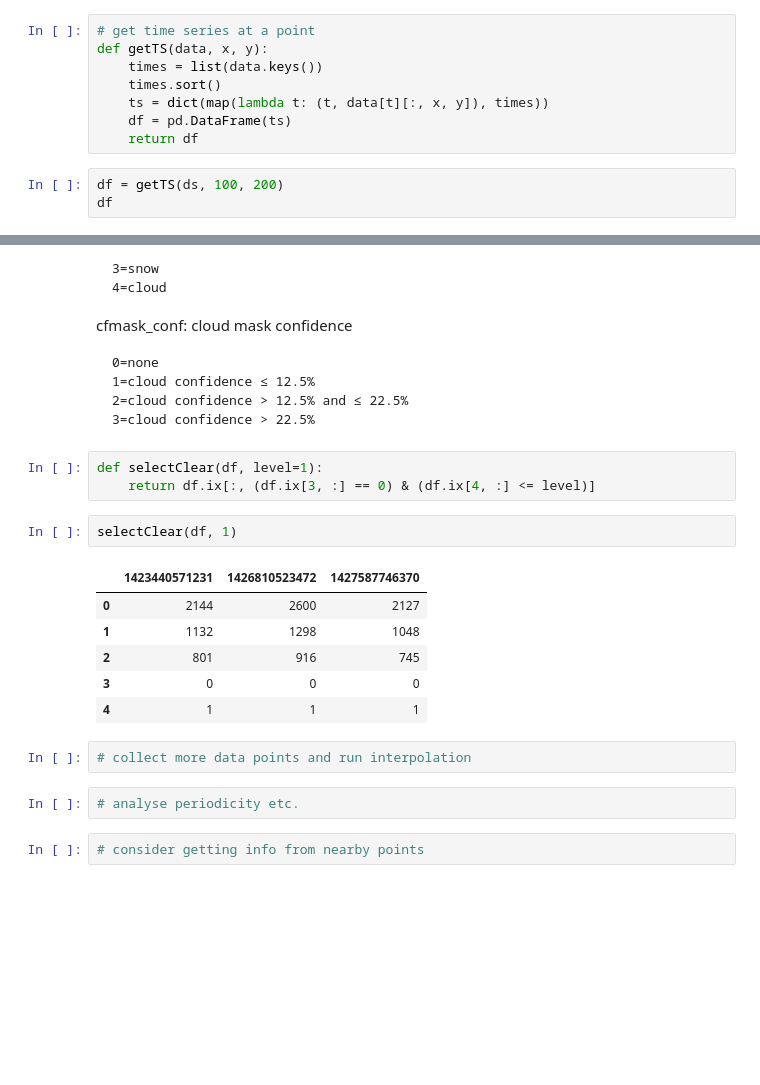
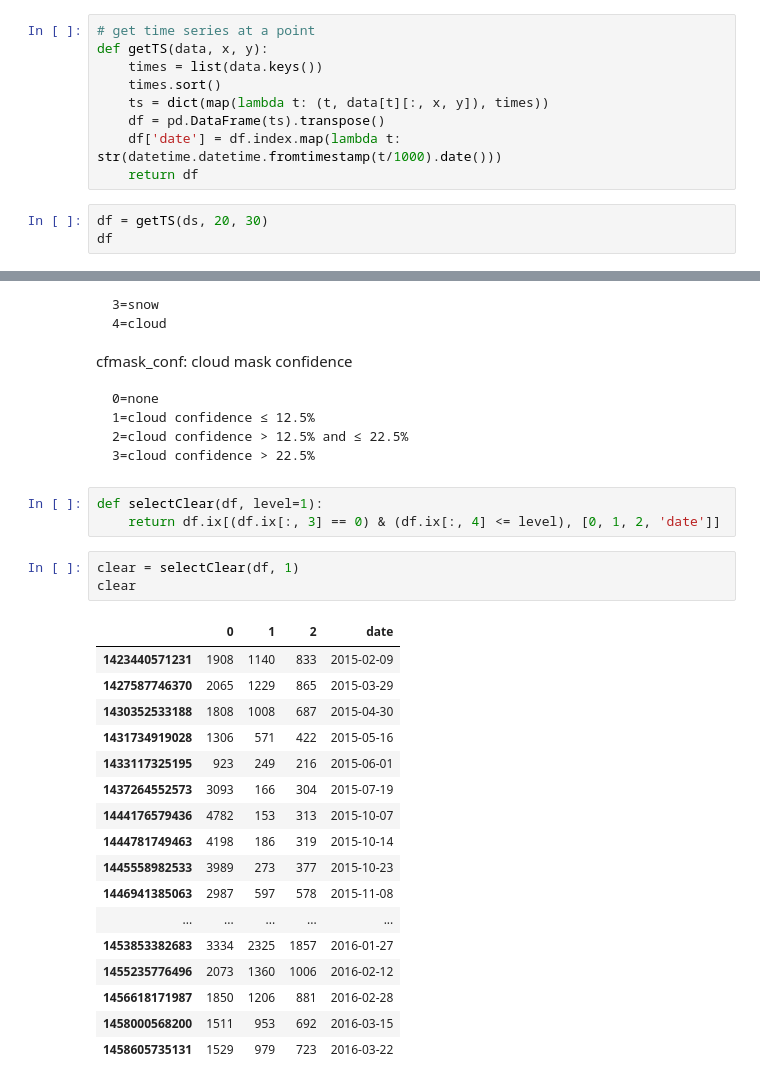
Before and after one commit to HKCaesar/EarthEngineDataProcessing, a Jupyter notebook: read_geotiff.ipynb, the cells around one changed output, grey strips where cells are left out. Saved outputs shown, nothing was run; the diff lists cells and outputs as text; blank space fills up the shorter version.

Commit message:
draw series at a point

```diff
--- a/read_geotiff.ipynb
+++ b/read_geotiff.ipynb
@@ -101,9 +124,10 @@ def getTS(data, x, y):
     times = list(data.keys())
     times.sort()
     ts = dict(map(lambda t: (t, data[t][:, x, y]), times))
-    df = pd.DataFrame(ts)
+    df = pd.DataFrame(ts).transpose()
+    df['date'] = df.index.map(lambda t: str(datetime.datetime.fromtimestamp(t/1000).date()))
     return df
 # %%
-df = getTS(ds, 100, 200)
+df = getTS(ds, 20, 30)
 df
 # %% [output]
@@ -130,19 +165,25 @@ cfmask_conf: cloud mask confidence
     3=cloud confidence > 22.5%
 # %%
 def selectClear(df, level=1):
-    return df.ix[:, (df.ix[3, :] == 0) & (df.ix[4, :] <= level)]
+    return df.ix[(df.ix[:, 3] == 0) & (df.ix[:, 4] <= level), [0, 1, 2, 'date']]
 # %%
-selectClear(df, 1)
+clear = selectClear(df, 1)
+clear
 # %% [output]
-|  | 1423440571231 | 1426810523472 | 1427587746370 |
-| 0 | 2144 | 2600 | 2127 |
-| 1 | 1132 | 1298 | 1048 |
-| 2 | 801 | 916 | 745 |
-| 3 | 0 | 0 | 0 |
-| 4 | 1 | 1 | 1 |
+|  | 0 | 1 | 2 | date |
+| 1423440571231 | 1908 | 1140 | 833 | 2015-02-09 |
+| 1427587746370 | 2065 | 1229 | 865 | 2015-03-29 |
+| 1430352533188 | 1808 | 1008 | 687 | 2015-04-30 |
+| 1431734919028 | 1306 | 571 | 422 | 2015-05-16 |
+| 1433117325195 | 923 | 249 | 216 | 2015-06-01 |
+| 1437264552573 | 3093 | 166 | 304 | 2015-07-19 |
+| 1444176579436 | 4782 | 153 | 313 | 2015-10-07 |
+| 1444781749463 | 4198 | 186 | 319 | 2015-10-14 |
+| 1445558982533 | 3989 | 273 | 377 | 2015-10-23 |
+| 1446941385063 | 2987 | 597 | 578 | 2015-11-08 |
+| ... | ... | ... | ... | ... |
+| 1453853382683 | 3334 | 2325 | 1857 | 2016-01-27 |
+| 1455235776496 | 2073 | 1360 | 1006 | 2016-02-12 |
+| 1456618171987 | 1850 | 1206 | 881 | 2016-02-28 |
+| 1458000568200 | 1511 | 953 | 692 | 2016-03-15 |
+| 1458605735131 | 1529 | 979 | 723 | 2016-03-22 |
-# %%
-# collect more data points and run interpolation
-# %%
-# analyse periodicity etc.
-# %%
-# consider getting info from nearby points
```
Also changed, not shown: parts of 13 cells of this notebook.
